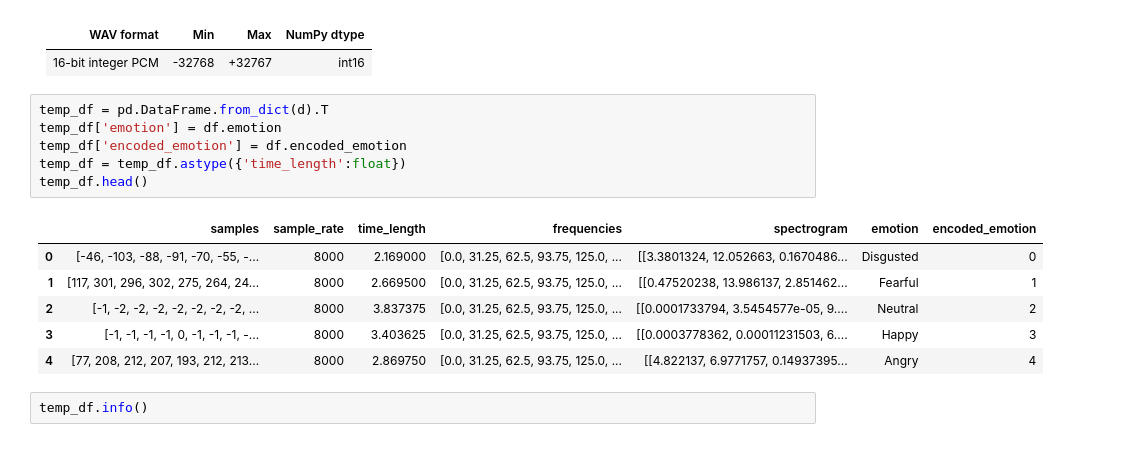
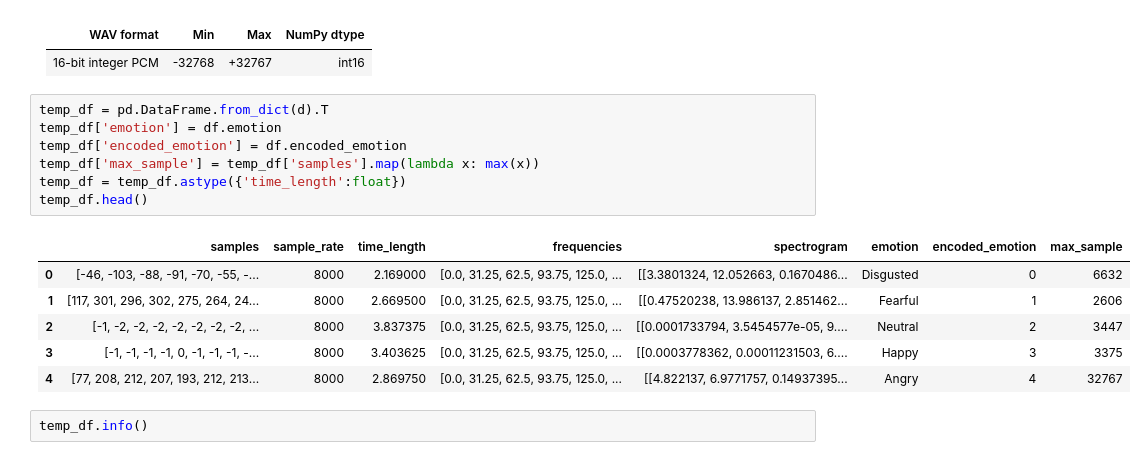
Before and after one commit to notlosca/audio_emotion_classification, a Jupyter notebook: exam_trial.ipynb, the cells around one changed output. Cells and saved outputs as stored; diff of their text form.

```diff
--- a/exam_trial.ipynb
+++ b/exam_trial.ipynb
@@ -137,16 +138,17 @@ samples, samples.max(), samples.min()
 # %%
 temp_df = pd.DataFrame.from_dict(d).T
 temp_df['emotion'] = df.emotion
 temp_df['encoded_emotion'] = df.encoded_emotion
+temp_df['max_sample'] = temp_df['samples'].map(lambda x: max(x))
 temp_df = temp_df.astype({'time_length':float})
 temp_df.head()
 # %% [output]
-|  | samples | sample_rate | time_length | frequencies | spectrogram | emotion | encoded_emotion |
-| 0 | [-46, -103, -88, -91, -70, -55, -... | 8000 | 2.169000 | [0.0, 31.25, 62.5, 93.75, 125.0, ... | [[3.3801324, 12.052663, 0.1670486... | Disgusted | 0 |
-| 1 | [117, 301, 296, 302, 275, 264, 24... | 8000 | 2.669500 | [0.0, 31.25, 62.5, 93.75, 125.0, ... | [[0.47520238, 13.986137, 2.851462... | Fearful | 1 |
-| 2 | [-1, -2, -2, -2, -2, -2, -2, -2, ... | 8000 | 3.837375 | [0.0, 31.25, 62.5, 93.75, 125.0, ... | [[0.0001733794, 3.5454577e-05, 9.... | Neutral | 2 |
-| 3 | [-1, -1, -1, -1, 0, -1, -1, -1, -... | 8000 | 3.403625 | [0.0, 31.25, 62.5, 93.75, 125.0, ... | [[0.0003778362, 0.00011231503, 6.... | Happy | 3 |
-| 4 | [77, 208, 212, 207, 193, 212, 213... | 8000 | 2.869750 | [0.0, 31.25, 62.5, 93.75, 125.0, ... | [[4.822137, 6.9771757, 0.14937395... | Angry | 4 |
+|  | samples | sample_rate | time_length | frequencies | spectrogram | emotion | encoded_emotion | max_sample |
+| 0 | [-46, -103, -88, -91, -70, -55, -... | 8000 | 2.169000 | [0.0, 31.25, 62.5, 93.75, 125.0, ... | [[3.3801324, 12.052663, 0.1670486... | Disgusted | 0 | 6632 |
+| 1 | [117, 301, 296, 302, 275, 264, 24... | 8000 | 2.669500 | [0.0, 31.25, 62.5, 93.75, 125.0, ... | [[0.47520238, 13.986137, 2.851462... | Fearful | 1 | 2606 |
+| 2 | [-1, -2, -2, -2, -2, -2, -2, -2, ... | 8000 | 3.837375 | [0.0, 31.25, 62.5, 93.75, 125.0, ... | [[0.0001733794, 3.5454577e-05, 9.... | Neutral | 2 | 3447 |
+| 3 | [-1, -1, -1, -1, 0, -1, -1, -1, -... | 8000 | 3.403625 | [0.0, 31.25, 62.5, 93.75, 125.0, ... | [[0.0003778362, 0.00011231503, 6.... | Happy | 3 | 3375 |
+| 4 | [77, 208, 212, 207, 193, 212, 213... | 8000 | 2.869750 | [0.0, 31.25, 62.5, 93.75, 125.0, ... | [[4.822137, 6.9771757, 0.14937395... | Angry | 4 | 32767 |
 # %%
 temp_df.info()
 # %% [output]
```
Also changed, not shown: parts of 25 cells of this notebook.
